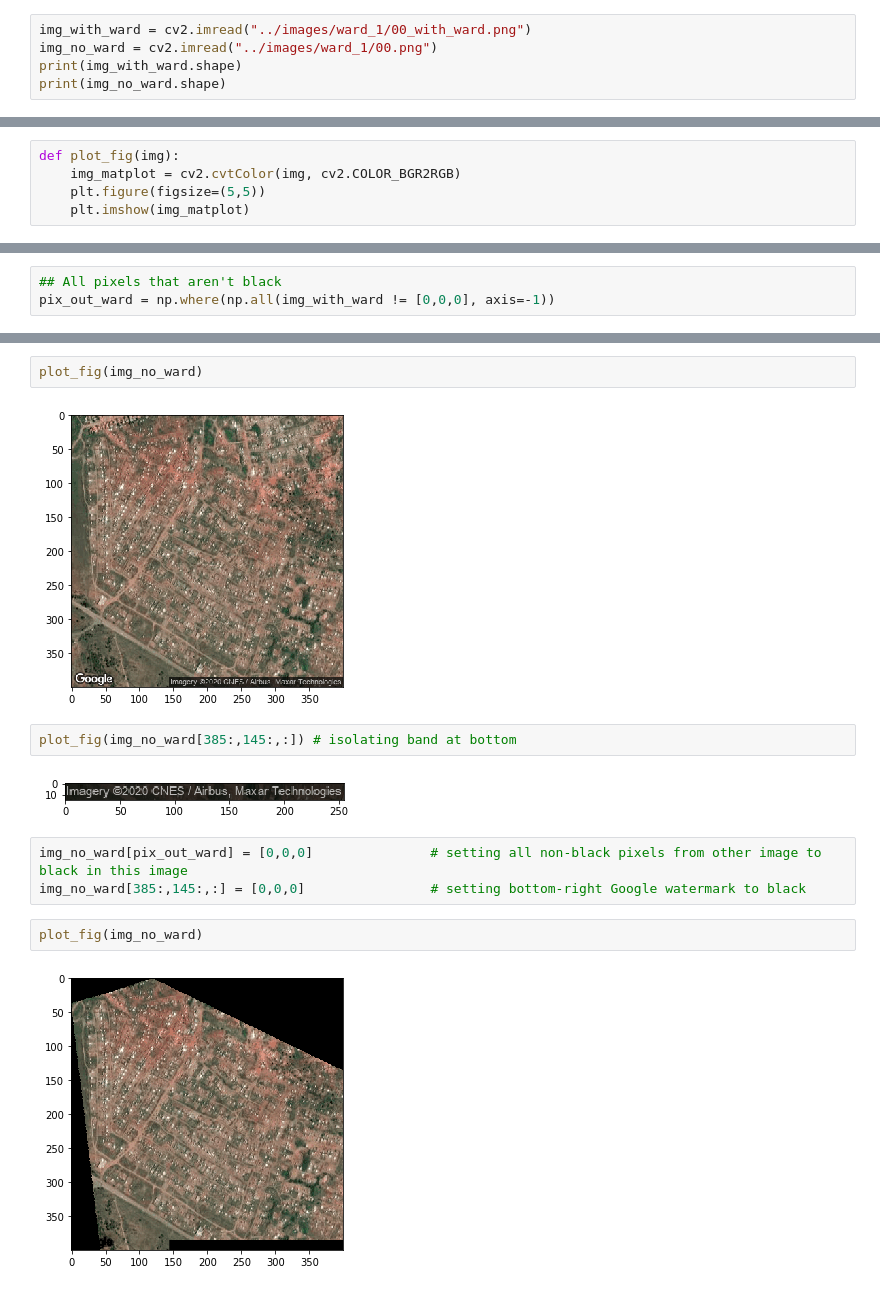
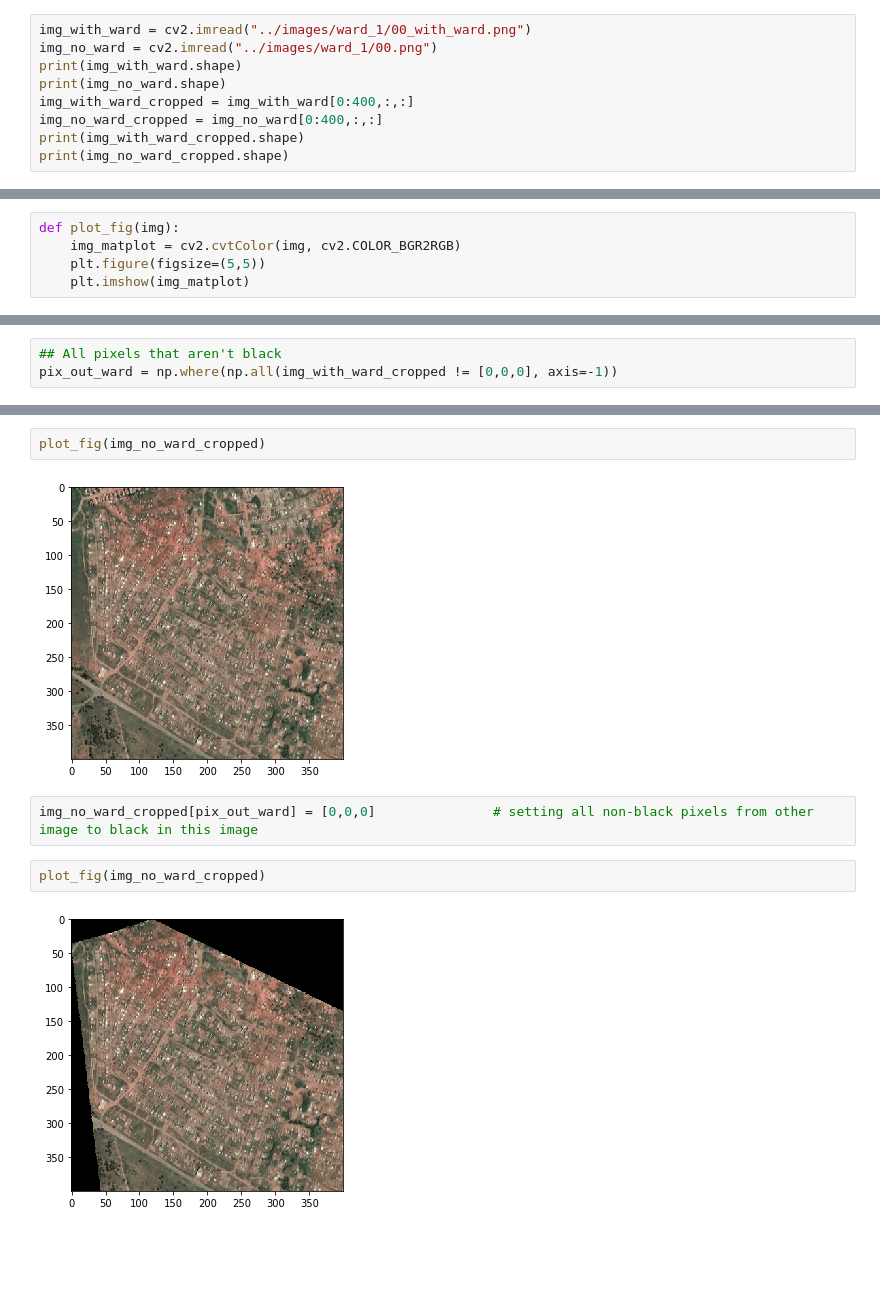
Before and after one commit to rs-anderson/Clustering-Ward-Level-Poverty-Using-Satellite-Imagery, a Jupyter notebook: scripts/Polylines.ipynb, the cells around one changed output, grey strips where cells are left out. Saved outputs shown, nothing was run; the diff lists cells and outputs as text; blank space fills up the shorter version.

```diff
--- a/scripts/Polylines.ipynb
+++ b/scripts/Polylines.ipynb
@@ -226,4 +224,8 @@ img_with_ward = cv2.imread("../images/ward_1/00_with_ward.png")
 img_no_ward = cv2.imread("../images/ward_1/00.png")
 print(img_with_ward.shape)
 print(img_no_ward.shape)
+img_with_ward_cropped = img_with_ward[0:400,:,:]
+img_no_ward_cropped = img_no_ward[0:400,:,:]
+print(img_with_ward_cropped.shape)
+print(img_no_ward_cropped.shape)
 # %% [output]
@@ -241,5 +245,5 @@ plot_fig(img_with_ward)
 # %%
 ## All pixels that aren't black
-pix_out_ward = np.where(np.all(img_with_ward != [0,0,0], axis=-1))
+pix_out_ward = np.where(np.all(img_with_ward_cropped != [0,0,0], axis=-1))
 # %%
 ## Setting all non-black pixels to white
@@ -250,16 +254,11 @@ plot_fig(img_with_ward)
 # %%
-plot_fig(img_no_ward)
+plot_fig(img_no_ward_cropped)
 # %% [output]
-[figure, old version]
+[figure, new version]
-# %%
-plot_fig(img_no_ward[385:,145:,:]) # isolating band at bottom
-# %% [output]
-[figure, removed]
 # %%
-img_no_ward[pix_out_ward] = [0,0,0]               # setting all non-black pixels from other image to black in this image
-img_no_ward[385:,145:,:] = [0,0,0]                # setting bottom-right Google watermark to black
+img_no_ward_cropped[pix_out_ward] = [0,0,0]               # setting all non-black pixels from other image to black in this image
 # %%
-plot_fig(img_no_ward)
+plot_fig(img_no_ward_cropped)
 # %% [output]
-[figure, old version]
+[figure, new version]
 # %% [markdown]
```
Also changed, not shown: parts of 24 cells of this notebook, 1 other file.
